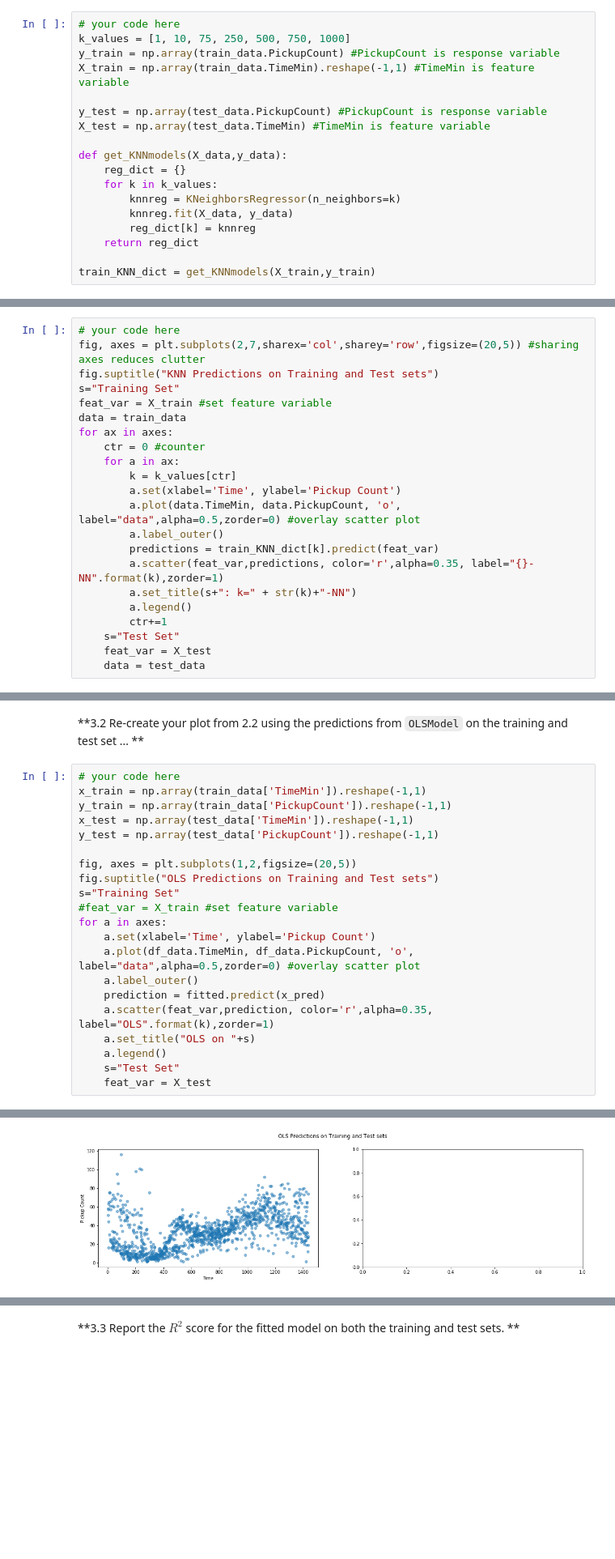
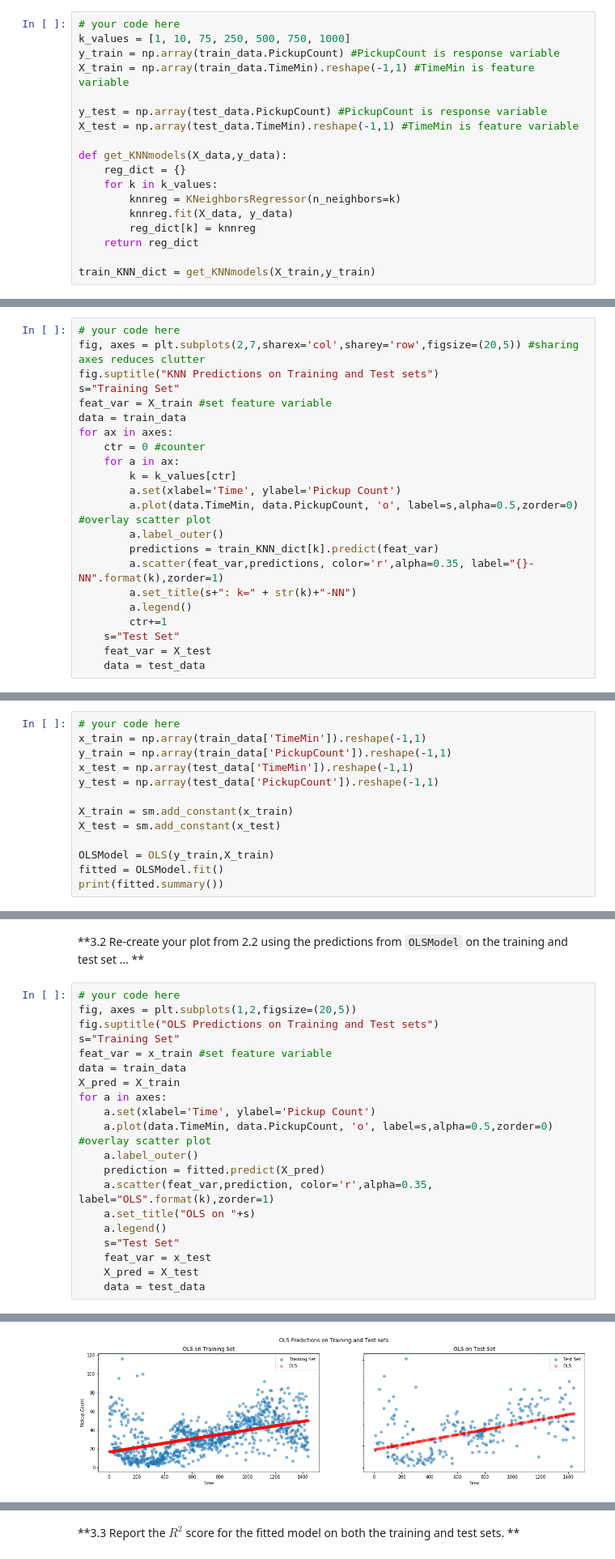
Before and after one commit to tmaounis/cs109a_hw2, a Jupyter notebook: cs109a_hw2_109.ipynb, the cells around one changed output, grey strips where cells are left out. Shown: that part at 81% size. Saved outputs shown, nothing was run; the diff lists cells and outputs as text; blank space fills up the shorter version.

```diff
--- a/cs109a_hw2_109.ipynb
+++ b/cs109a_hw2_109.ipynb
@@ -134,7 +134,7 @@ y_train = np.array(train_data.PickupCount) #PickupCount is response variable
 X_train = np.array(train_data.TimeMin).reshape(-1,1) #TimeMin is feature variable
 
 y_test = np.array(test_data.PickupCount) #PickupCount is response variable
-X_test = np.array(test_data.TimeMin) #TimeMin is feature variable
+X_test = np.array(test_data.TimeMin).reshape(-1,1) #TimeMin is feature variable
 
 def get_KNNmodels(X_data,y_data):
     reg_dict = {}
@@ -159,7 +159,7 @@ for ax in axes:
     for a in ax:
         k = k_values[ctr]
         a.set(xlabel='Time', ylabel='Pickup Count')
-        a.plot(data.TimeMin, data.PickupCount, 'o', label="data",alpha=0.5,zorder=0) #overlay scatter plot
+        a.plot(data.TimeMin, data.PickupCount, 'o', label=s,alpha=0.5,zorder=0) #overlay scatter plot
         a.label_outer()
         predictions = train_KNN_dict[k].predict(feat_var)
         a.scatter(feat_var,predictions, color='r',alpha=0.35, label="{}-NN".format(k),zorder=1)
@@ -284,0 +257,13 @@ Warnings:
+# %%
+# your code here
+x_train = np.array(train_data['TimeMin']).reshape(-1,1)
+y_train = np.array(train_data['PickupCount']).reshape(-1,1)
+x_test = np.array(test_data['TimeMin']).reshape(-1,1)
+y_test = np.array(test_data['PickupCount']).reshape(-1,1)
+
+X_train = sm.add_constant(x_train)
+X_test = sm.add_constant(x_test)
+
+OLSModel = OLS(y_train,X_train)
+fitted = OLSModel.fit()
+print(fitted.summary())
@@ -286,23 +289,22 @@ Warnings:
 **3.2 Re-create your plot from 2.2 using the predictions from `OLSModel` on the training and test set ... **
 # %%
 # your code here
-x_train = np.array(train_data['TimeMin']).reshape(-1,1)
-y_train = np.array(train_data['PickupCount']).reshape(-1,1)
-x_test = np.array(test_data['TimeMin']).reshape(-1,1)
-y_test = np.array(test_data['PickupCount']).reshape(-1,1)
-
 fig, axes = plt.subplots(1,2,figsize=(20,5))
 fig.suptitle("OLS Predictions on Training and Test sets")
 s="Training Set"
-#feat_var = X_train #set feature variable
+feat_var = x_train #set feature variable
+data = train_data
+X_pred = X_train
 for a in axes:
     a.set(xlabel='Time', ylabel='Pickup Count')
-    a.plot(df_data.TimeMin, df_data.PickupCount, 'o', label="data",alpha=0.5,zorder=0) #overlay scatter plot
+    a.plot(data.TimeMin, data.PickupCount, 'o', label=s,alpha=0.5,zorder=0) #overlay scatter plot
     a.label_outer()
-    prediction = fitted.predict(x_pred)
+    prediction = fitted.predict(X_pred)
     a.scatter(feat_var,prediction, color='r',alpha=0.35, label="OLS".format(k),zorder=1)
     a.set_title("OLS on "+s)
     a.legend()
     s="Test Set"
-    feat_var = X_test
+    feat_var = x_test
+    X_pred = X_test
+    data = test_data
 # %% [output]
@@ -310 +311 @@ ValueError: shapes (50,2) and (1,) not aligned: 2 (dim 1) != 1 (dim 0)
-[figure, old version]
+[figure, new version]
```
Also changed, not shown: parts of 6 cells of this notebook.
